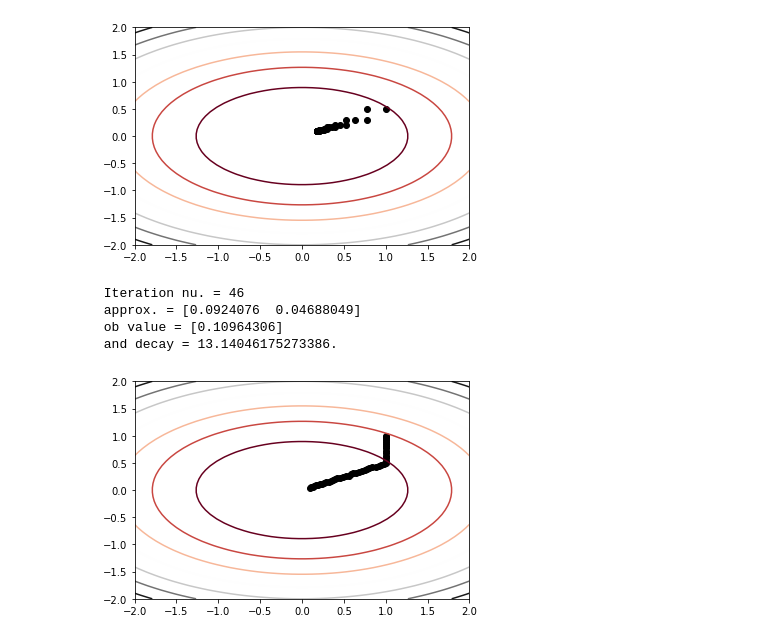
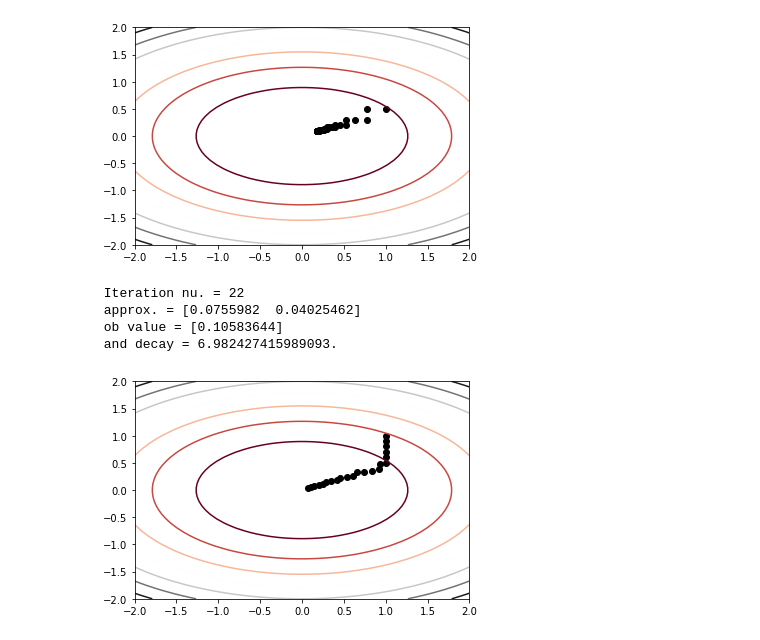
Before and after one commit to berthih/OCVX, a Jupyter notebook: OCVX.ipynb, the cells around one changed output. Saved outputs shown, nothing was run; the diff lists cells and outputs as text; code cells hidden in the pictures.

Commit message:
[1.4] Fix rate in nesterov_descent

```diff
--- a/OCVX.ipynb
+++ b/OCVX.ipynb
@@ -174,20 +174,19 @@ plot_2d(f)
  and decay = 9.98981592902938e-05.
 [figure]
 # %%
-def nesterov_descent(func, L, gradient_func, init_x, plot_f=(lambda x, y: None), delta_x=0.0005, epsilon=0.05):
+def nesterov_descent(func, rate, gradient_func, init_x, plot_f=(lambda x, y: None), delta_x=0.0005, epsilon=0.05):
     x = init_x
 
     lambda_prev = 0
     lambda_curr = 1
     gamma = 1
     y_prev = x
-    alpha = 0.05 / (2 * L)
 
     gradient = gradient_func(func, x)
     num_iter = 0
 
     while np.linalg.norm(gradient) >= epsilon:
-        y_curr = x - alpha * gradient
+        y_curr = x - rate * gradient
         x = (1 - gamma) * y_curr + gamma * y_prev
         y_prev = y_curr
 
@@ -203,12 +202,12 @@ def nesterov_descent(func, L, gradient_func, init_x, plot_f=(lambda x, y: None),
     print(msg.format(num_iter, x.flatten(), y_prev[0], lambda_curr))
     return x, num_iter
 # %%
-x, num_iter = nesterov_descent(f, 1, d_sgd_l2, np.array([[1], [1]], dtype=float), plot_f=(lambda x, y:plt.scatter(x[0], x[1], c='k')))
+x, num_iter = nesterov_descent(f, 0.1, d_sgd_l2, np.array([[1], [1]], dtype=float), plot_f=(lambda x, y:plt.scatter(x[0], x[1], c='k')))
 
 plot_2d(f)
 # %% [output]
- Iteration nu. = 46
- approx. = [0.0924076  0.04688049]
- ob value = [0.10964306]
- and decay = 13.14046175273386.
+ Iteration nu. = 22
+ approx. = [0.0755982  0.04025462]
+ ob value = [0.10583644]
+ and decay = 6.982427415989093.
-[figure, old version]
+[figure, new version]
```
